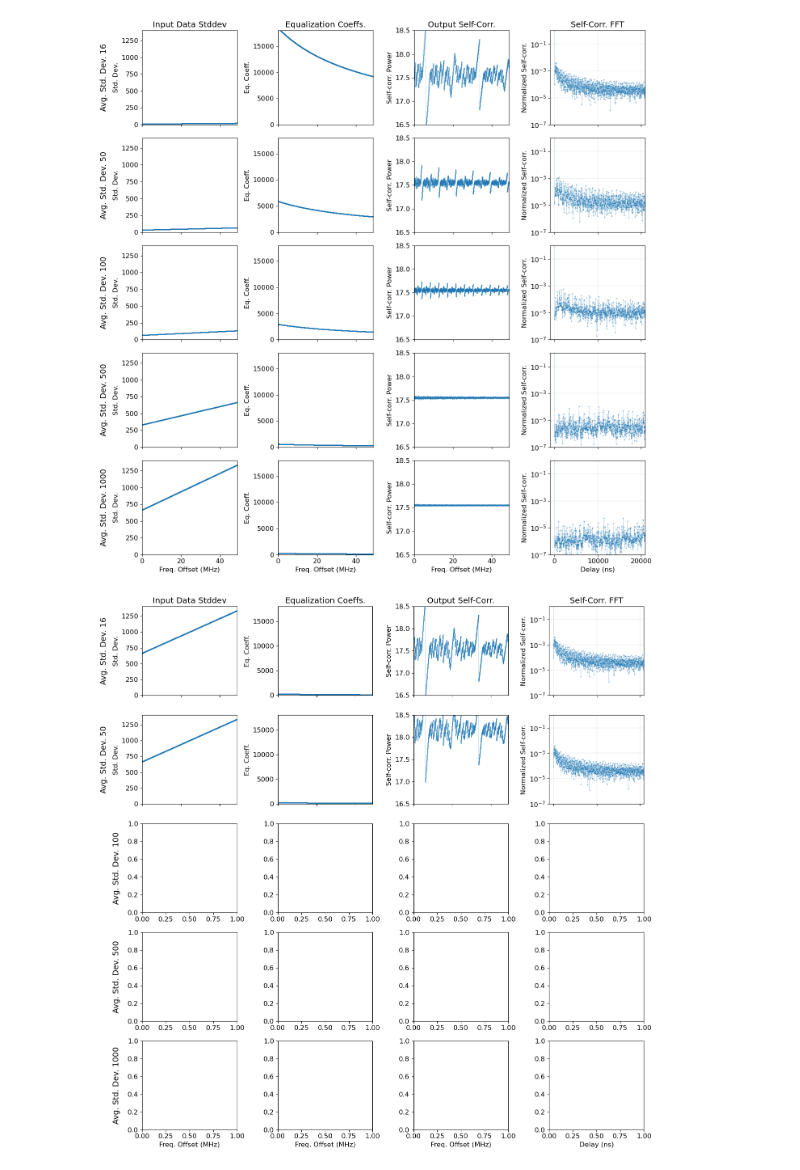
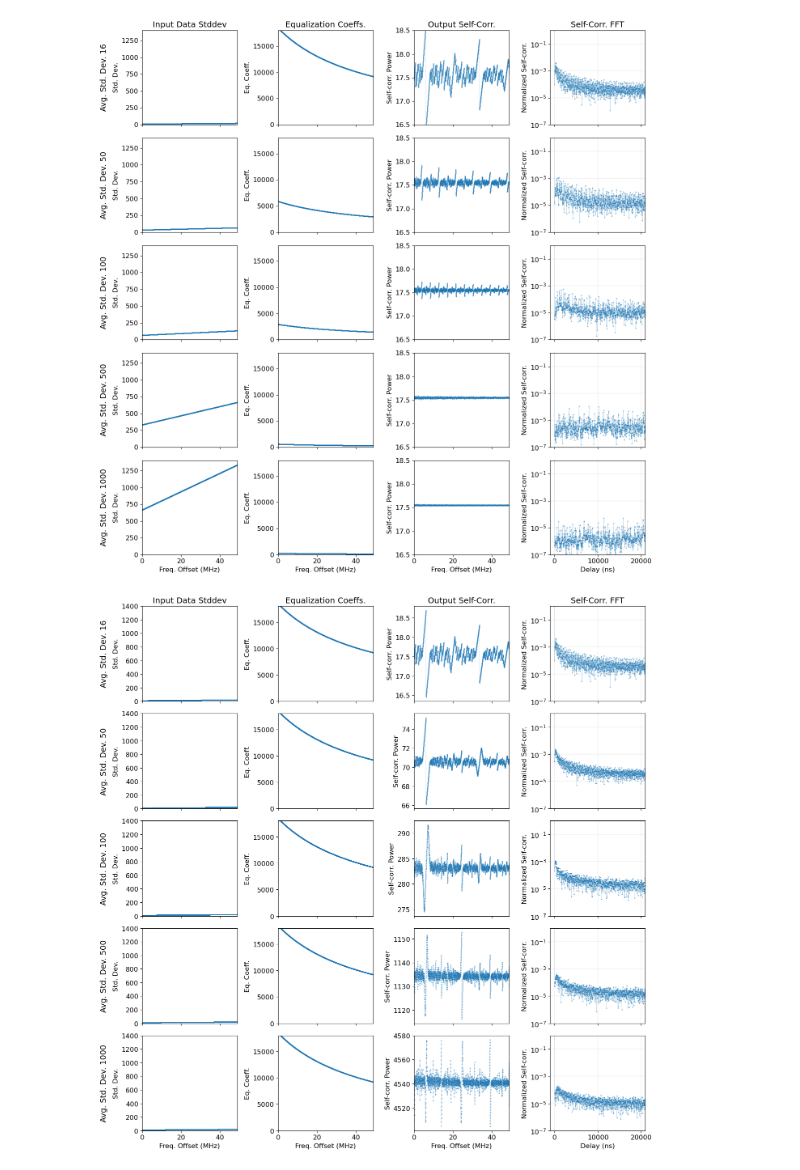
Before and after one commit to rlbyrne/requantization_sim, a Jupyter notebook: requantization_semianalytic_sim.ipynb, the cells around one changed output. Drawn from its saved outputs; the diff is of its cells as text; code cells hidden in the pictures.

Commit message:
new plot with variable bit depth

```diff
--- a/requantization_semianalytic_sim.ipynb
+++ b/requantization_semianalytic_sim.ipynb
@@ -780,13 +843,14 @@ plt.show()
 channel_width_mhz = 23925.78125 * 1e-6
 nfreqs = 2048
 use_var = 1.0
+avg_signal = 16
 requantization_gain = 2**16
 target_value = 3 * requantization_gain
 freq_array = np.arange(nfreqs) * channel_width_mhz
 
 fig, ax = plt.subplots(ncols=4, nrows=5, figsize=(14, 14))
 
-for signal_ind, bit_depth in enumerate([4, 5]):
+for signal_ind, bit_depth in enumerate([4, 5, 6, 7, 8]):
     if bit_depth == 4:
         filename = f"const_slope_simulation_output_slope{use_var}.npy"
     else:
@@ -855,7 +919,7 @@ for signal_ind, bit_depth in enumerate([4, 5]):
     ax[signal_ind, 1].set_ylabel("Eq. Coeff.")
 
     ax[signal_ind, 2].set_xlim([np.min(freq_array), np.max(freq_array)])
-    ax[signal_ind, 2].set_ylim([16.5, 18.5])
+    #ax[signal_ind, 2].set_ylim([16.5, 18.5])
     ax[signal_ind, 2].set_ylabel("Self-corr. Power")
 
     ax[signal_ind, 3].set_yscale("log")
@@ -880,31 +944,31 @@ ax[4, 0].set_xlabel("Freq. Offset (MHz)")
 ax[4, 1].set_xlabel("Freq. Offset (MHz)")
 ax[4, 2].set_xlabel("Freq. Offset (MHz)")
 ax[4, 3].set_xlabel("Delay (ns)")
 
 row_labels = [
     "Avg. Std. Dev. 16",
     "Avg. Std. Dev. 50",
     "Avg. Std. Dev. 100",
     "Avg. Std. Dev. 500",
     "Avg. Std. Dev. 1000",
 ]
 
 for i, label in enumerate(row_labels):
     ax[i, 0].annotate(
         label,
         xy=(0, 0.5),
         xytext=(-ax[i, 0].yaxis.labelpad - 5, 0),
         xycoords=ax[i, 0].yaxis.label,
         textcoords="offset points",
         ha="right",
         va="center",
         rotation=90,
         fontsize=14,
         # fontweight="bold",
     )
 
 plt.tight_layout()
 plt.savefig("/Users/ruby/Downloads/power_variation_sims.png", dpi=300)
 plt.show()
 # %% [output]
-[figure, old version]
+[figure, new version]
```
Also changed, not shown: parts of 5 cells of this notebook.
